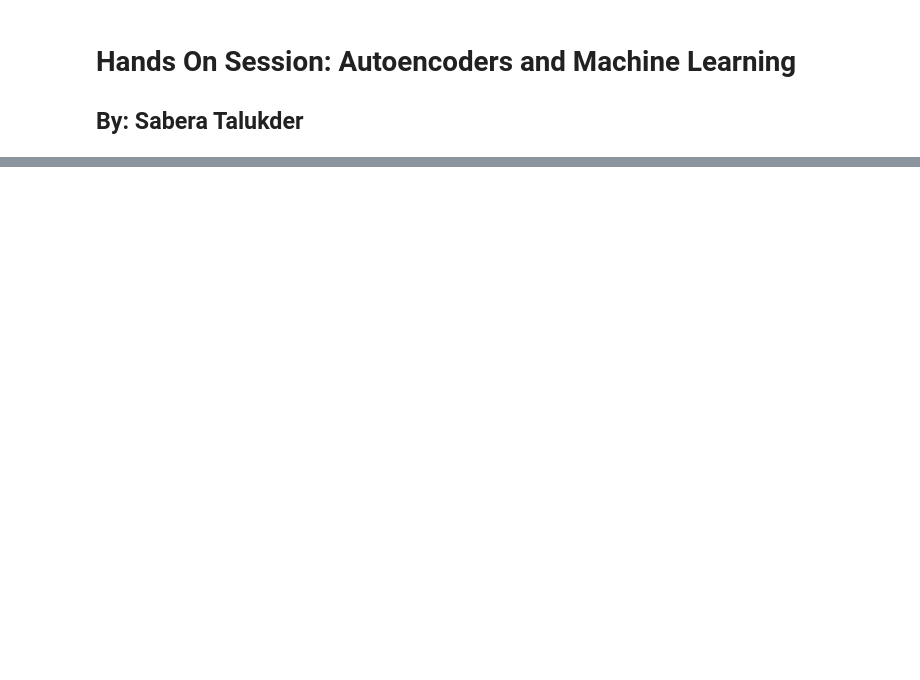
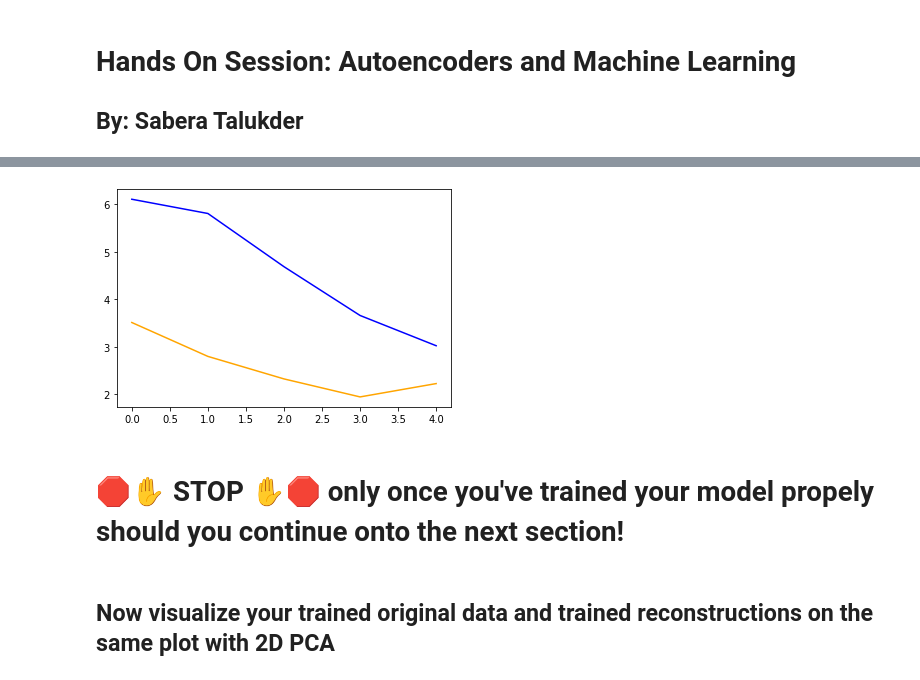
Before and after one commit to SaberaTalukder/Chen_Institute_DataSAI_for_Neuroscience, a Jupyter notebook: 07_08_22_day4_autoencoders_and_ML_introduction/code/solutions/solutions_neural_autoencoders.ipynb, the cells around one changed output, grey strips where cells are left out. Cells and saved outputs as stored; diff of their text form; code cells hidden in the pictures; blank space fills up the shorter version.

Commit message:
adding the solutions colab notebook

```diff
--- a/07_08_22_day4_autoencoders_and_ML_introduction/code/solutions/solutions_neural_autoencoders.ipynb
+++ b/07_08_22_day4_autoencoders_and_ML_introduction/code/solutions/solutions_neural_autoencoders.ipynb
@@ -305,0 +93,2 @@ _ = plt.scatter(neural_pca_test_rd[:, 0], neural_pca_test_rd[:, 1], color='blue'
+# %%
+neural_data_float_tensor = torch.tensor(neural_data_short).float()
@@ -305,0 +461,12 @@ _ = plt.scatter(neural_pca_test_rd[:, 0], neural_pca_test_rd[:, 1], color='blue'
+# %%
+# Solutions:
+_ = plt.plot(losses, color='blue')
+_ = plt.plot(validation_losses, color='orange')
+
+# The model is trained properly around 30 epochs. Any # of epochs below is underfitting, any # of epochs above is overfitting!
+# %% [output]
+[figure, added]
+# %% [markdown]
+# 🛑✋ STOP ✋🛑 only once you've trained your model propely should you continue onto the next section!
+# %% [markdown]
+## Now visualize your trained original data and trained reconstructions on the same plot with 2D PCA
```
Also changed, not shown: parts of 98 cells of this notebook.
